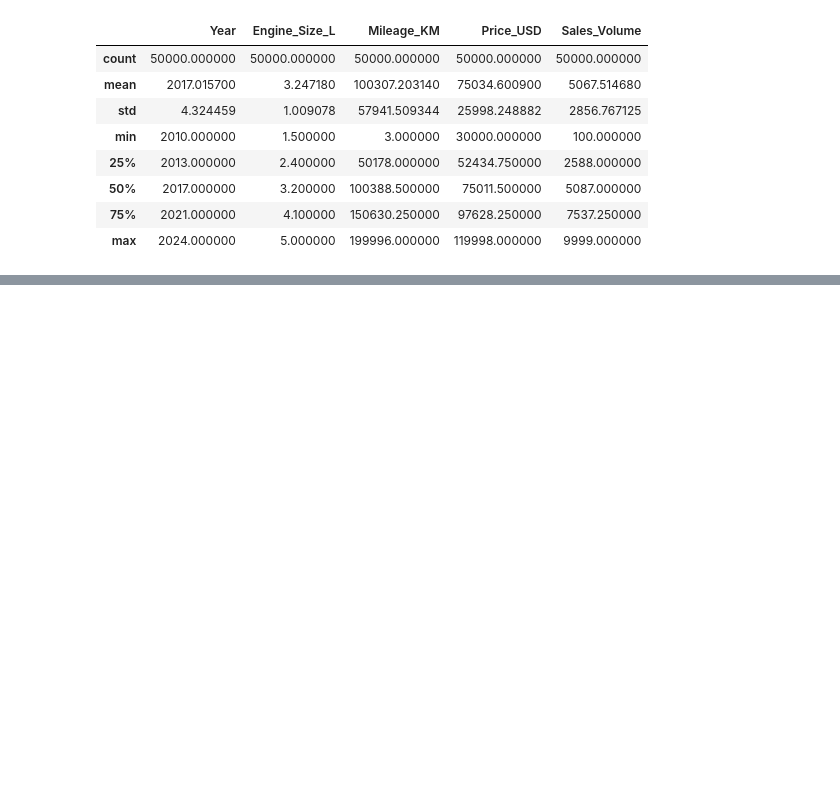
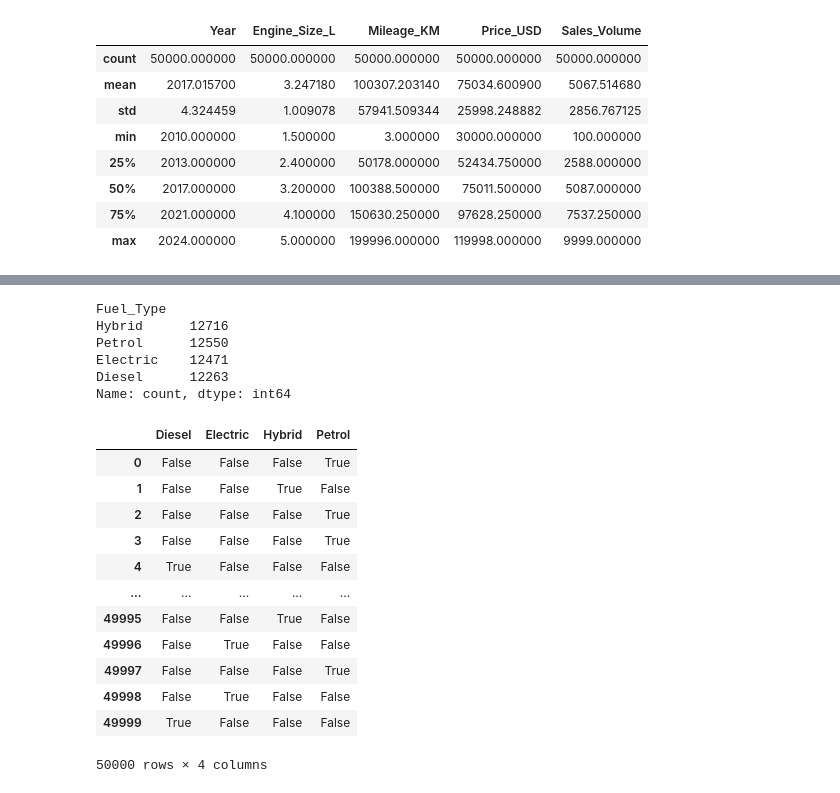
Before and after one commit to itsaramn/BMW-Market-Analysis, a Jupyter notebook: notebooks/bmw_market_analysis.ipynb, the cells around one changed output, grey strips where cells are left out. Drawn from its saved outputs; the diff is of its cells as text; code cells hidden in the pictures; blank space fills up the shorter version.

```diff
--- a/notebooks/bmw_market_analysis.ipynb
+++ b/notebooks/bmw_market_analysis.ipynb
@@ -132,0 +183,13 @@ df.describe()
+# %%
+df['Fuel_Type'].value_counts()
+# %% [output]
+Fuel_Type
+Hybrid      12716
+Petrol      12550
+Electric    12471
+Diesel      12263
+Name: count, dtype: int64
+# %%
+df['is_hybrid']=(df['Fuel_Type']=='Hybrid').astype(int)
+# %%
+df['is_petrol']=(df['Fuel_Type']=='Petrol').astype(int)
@@ -132,0 +200,16 @@ df.describe()
+# %%
+pd.get_dummies(df['Fuel_Type'])
+# %% [output]
+|  | Diesel | Electric | Hybrid | Petrol |
+| 0 | False | False | False | True |
+| 1 | False | False | True | False |
+| 2 | False | False | False | True |
+| 3 | False | False | False | True |
+| 4 | True | False | False | False |
+| ... | ... | ... | ... | ... |
+| 49995 | False | False | True | False |
+| 49996 | False | True | False | False |
+| 49997 | False | False | False | True |
+| 49998 | False | True | False | False |
+| 49999 | True | False | False | False |
+50000 rows × 4 columns
```
Also changed, not shown: parts of 12 cells of this notebook, 1 other file.
